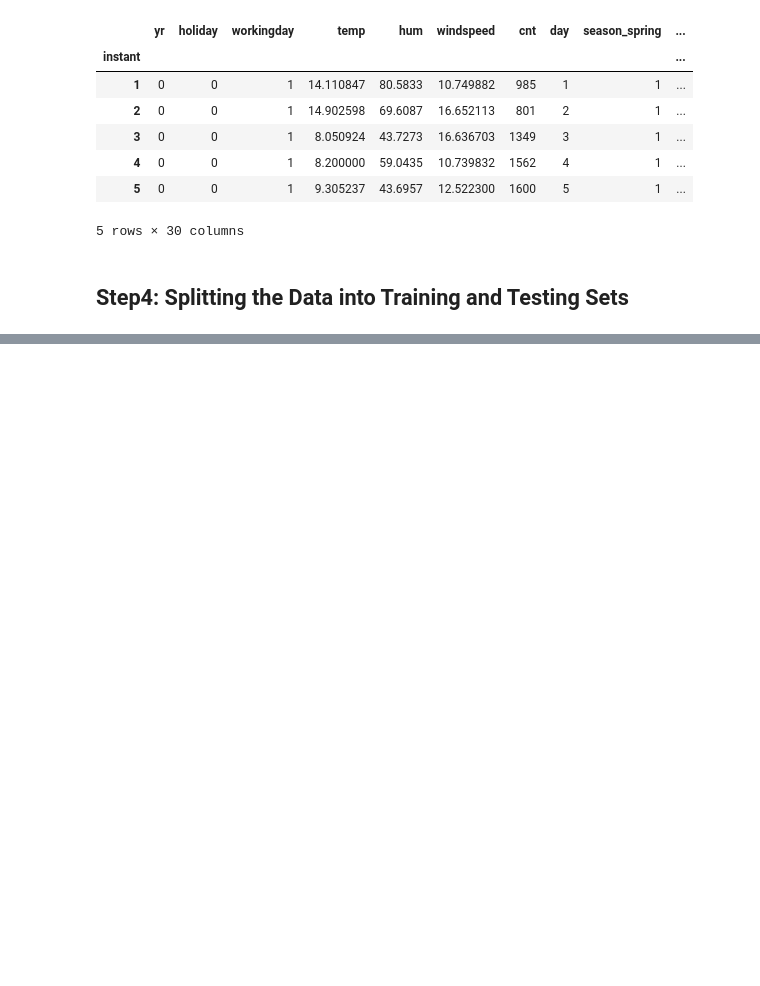
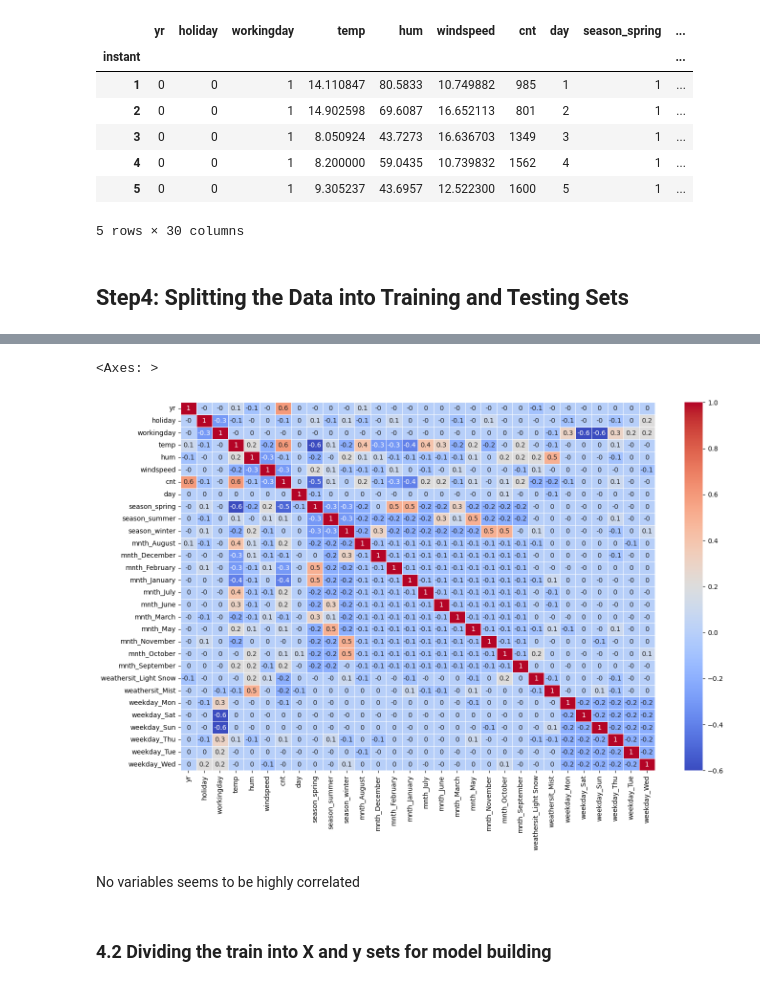
Before and after one commit to PrakNew/UpGrad, a Jupyter notebook: Phase2/Regression/Case Study/linear_regression_assignment.ipynb, the cells around one changed output, grey strips where cells are left out. Drawn from its saved outputs; the diff is of its cells as text; code cells hidden in the pictures; blank space fills up the shorter version.

Commit message:
about to build linear regression model

```diff
--- a/Phase2/Regression/Case Study/linear_regression_assignment.ipynb
+++ b/Phase2/Regression/Case Study/linear_regression_assignment.ipynb
@@ -407,0 +411,2 @@ bikes_df.head()
+# %%
+df_train, df_test = train_test_split(bikes_df, train_size=0.7, test_size=0.3, random_state=100)
@@ -407,0 +423,9 @@ bikes_df.head()
+# %%
+# Importing "MinMaxScaler" from sklearn library
+from sklearn.preprocessing import MinMaxScaler
+scaler = MinMaxScaler()
+# %%
+# Applying 'scaler()' to all the columns except the 'yes-no'/'1-0' and 'dummy' variables.
+columns_to_scale = list(bikes_df.columns)+["day"]
+df_train[columns_to_scale] = scaler.fit_transform(df_train[columns_to_scale])
+df_train.head()
@@ -407,0 +454,11 @@ bikes_df.head()
+# %%
+# Checking the correlation in df_train
+plt.figure(figsize=(16, 10))
+sns.heatmap(round(df_train.corr(),1), annot=True, cmap='coolwarm', linewidths=.5)
+# %% [output]
+<Axes: >
+[figure, added]
+# %% [markdown]
+No variables seems to be highly correlated
+# %% [markdown]
+### 4.2 Dividing the train into X and y sets for model building
```
Also changed, not shown: parts of 8 cells of this notebook.
